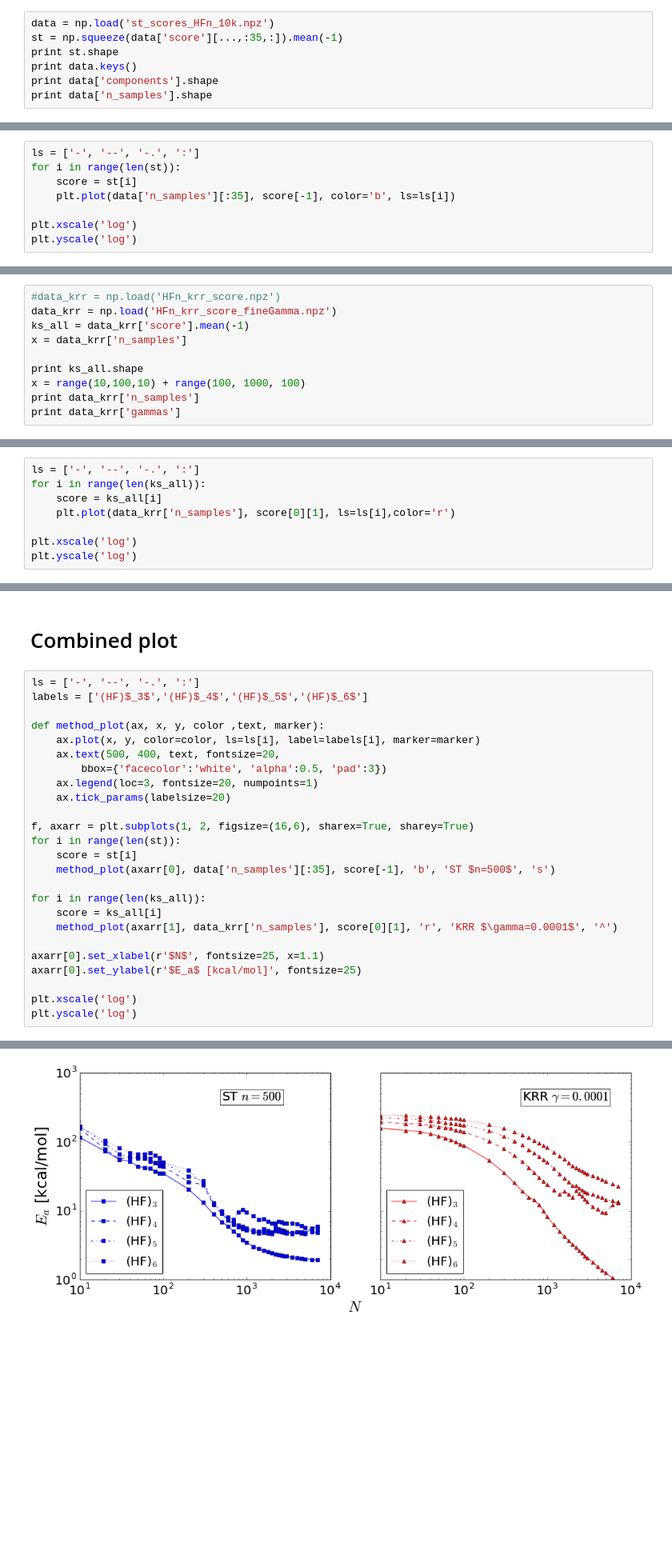
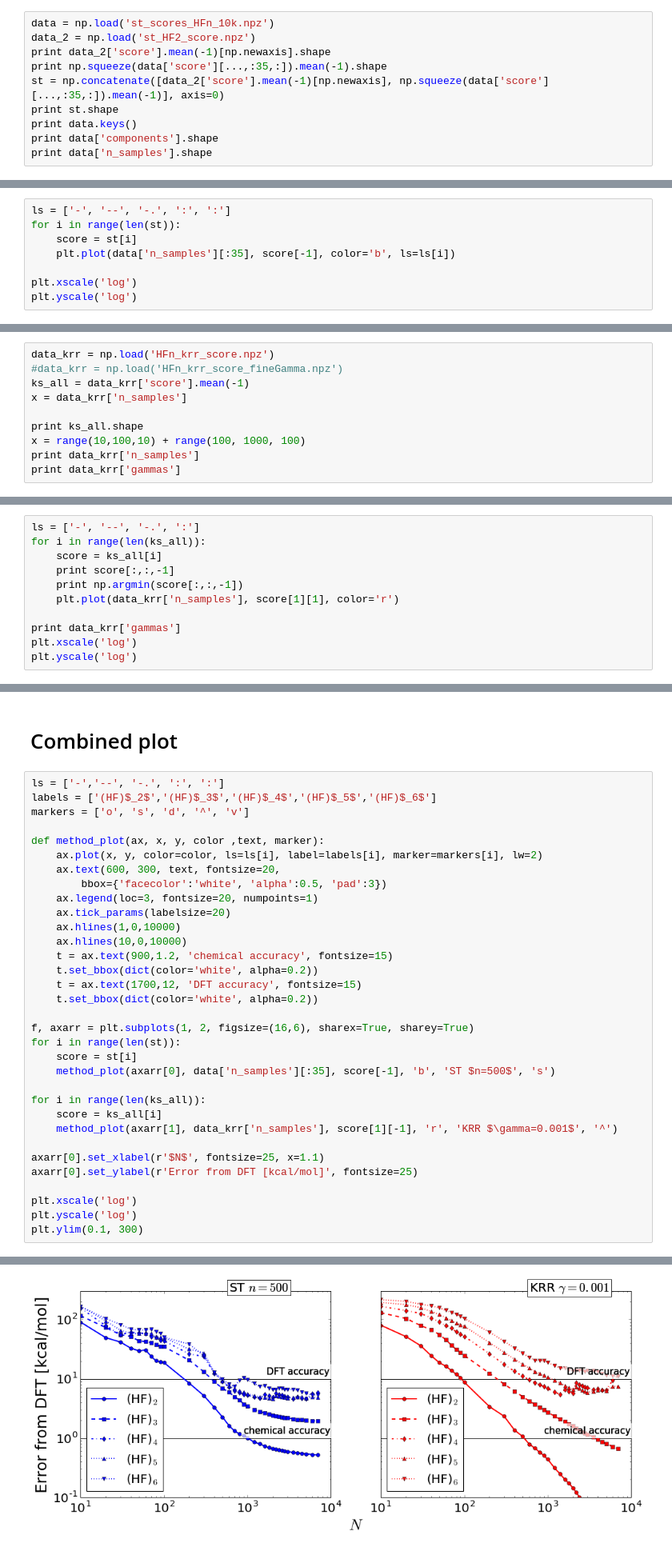
Before and after one commit to SamKChang/QM_wavelet, a Jupyter notebook: 04_HFn_10k/HFn_krr_analysis.ipynb, the cells around one changed output, grey strips where cells are left out. Shown at 80% size. Drawn from its saved outputs; the diff is of its cells as text; blank space fills up the shorter version.

```diff
--- a/04_HFn_10k/HFn_krr_analysis.ipynb
+++ b/04_HFn_10k/HFn_krr_analysis.ipynb
@@ -7,7 +7,10 @@ import matplotlib.pyplot as plt
 # ST results
 # %%
 data = np.load('st_scores_HFn_10k.npz')
-st = np.squeeze(data['score'][...,:35,:]).mean(-1)
+data_2 = np.load('st_HF2_score.npz')
+print data_2['score'].mean(-1)[np.newaxis].shape
+print np.squeeze(data['score'][...,:35,:]).mean(-1).shape
+st = np.concatenate([data_2['score'].mean(-1)[np.newaxis], np.squeeze(data['score'][...,:35,:]).mean(-1)], axis=0)
 print st.shape
 print data.keys()
 print data['components'].shape
@@ -18,7 +23,7 @@ print data['n_samples'].shape
 (10,)
 (37,)
 # %%
-ls = ['-', '--', '-.', ':']
+ls = ['-', '--', '-.', ':', ':']
 for i in range(len(st)):
     score = st[i]
     plt.plot(data['n_samples'][:35], score[-1], color='b', ls=ls[i])
@@ -30,8 +35,8 @@ plt.yscale('log')
 # %% [markdown]
 # KRR results
 # %%
-#data_krr = np.load('HFn_krr_score.npz')
-data_krr = np.load('HFn_krr_score_fineGamma.npz')
+data_krr = np.load('HFn_krr_score.npz')
+#data_krr = np.load('HFn_krr_score_fineGamma.npz')
 ks_all = data_krr['score'].mean(-1)
 x = data_krr['n_samples']
 
@@ -50,8 +54,11 @@ print data_krr['gammas']
 ls = ['-', '--', '-.', ':']
 for i in range(len(ks_all)):
     score = ks_all[i]
-    plt.plot(data_krr['n_samples'], score[0][1], ls=ls[i],color='r')
+    print score[:,:,-1]
+    print np.argmin(score[:,:,-1])
+    plt.plot(data_krr['n_samples'], score[1][1], color='r')
 
+print data_krr['gammas']
 plt.xscale('log')
 plt.yscale('log')
 # %% [output]
@@ -59,15 +83,22 @@ plt.yscale('log')
 # %% [markdown]
 # Combined plot
 # %%
-ls = ['-', '--', '-.', ':']
-labels = ['(HF)$_3$','(HF)$_4$','(HF)$_5$','(HF)$_6$']
+ls = ['-','--', '-.', ':', ':']
+labels = ['(HF)$_2$','(HF)$_3$','(HF)$_4$','(HF)$_5$','(HF)$_6$']
+markers = ['o', 's', 'd', '^', 'v']
 
 def method_plot(ax, x, y, color ,text, marker):
-    ax.plot(x, y, color=color, ls=ls[i], label=labels[i], marker=marker)
-    ax.text(500, 400, text, fontsize=20,
+    ax.plot(x, y, color=color, ls=ls[i], label=labels[i], marker=markers[i], lw=2)
+    ax.text(600, 300, text, fontsize=20,
         bbox={'facecolor':'white', 'alpha':0.5, 'pad':3})
     ax.legend(loc=3, fontsize=20, numpoints=1)
     ax.tick_params(labelsize=20)
+    ax.hlines(1,0,10000)
+    ax.hlines(10,0,10000)
+    t = ax.text(900,1.2, 'chemical accuracy', fontsize=15)
+    t.set_bbox(dict(color='white', alpha=0.2))
+    t = ax.text(1700,12, 'DFT accuracy', fontsize=15)
+    t.set_bbox(dict(color='white', alpha=0.2))
 
 f, axarr = plt.subplots(1, 2, figsize=(16,6), sharex=True, sharey=True)
 for i in range(len(st)):
@@ -76,11 +107,12 @@ for i in range(len(st)):
 
 for i in range(len(ks_all)):
     score = ks_all[i]
-    method_plot(axarr[1], data_krr['n_samples'], score[0][1], 'r', 'KRR $\gamma=0.0001$', '^')
+    method_plot(axarr[1], data_krr['n_samples'], score[1][-1], 'r', 'KRR $\gamma=0.001$', '^')
 
 axarr[0].set_xlabel(r'$N$', fontsize=25, x=1.1)
-axarr[0].set_ylabel(r'$E_a$ [kcal/mol]', fontsize=25)
+axarr[0].set_ylabel(r'Error from DFT [kcal/mol]', fontsize=25)
 
 plt.xscale('log')
 plt.yscale('log')
+plt.ylim(0.1, 300)
 # %% [output]
@@ -87,2 +120,2 @@ plt.yscale('log')
-[figure, old version]
+[figure, new version]
 # %%
```
Also changed, not shown: parts of 6 cells of this notebook.
